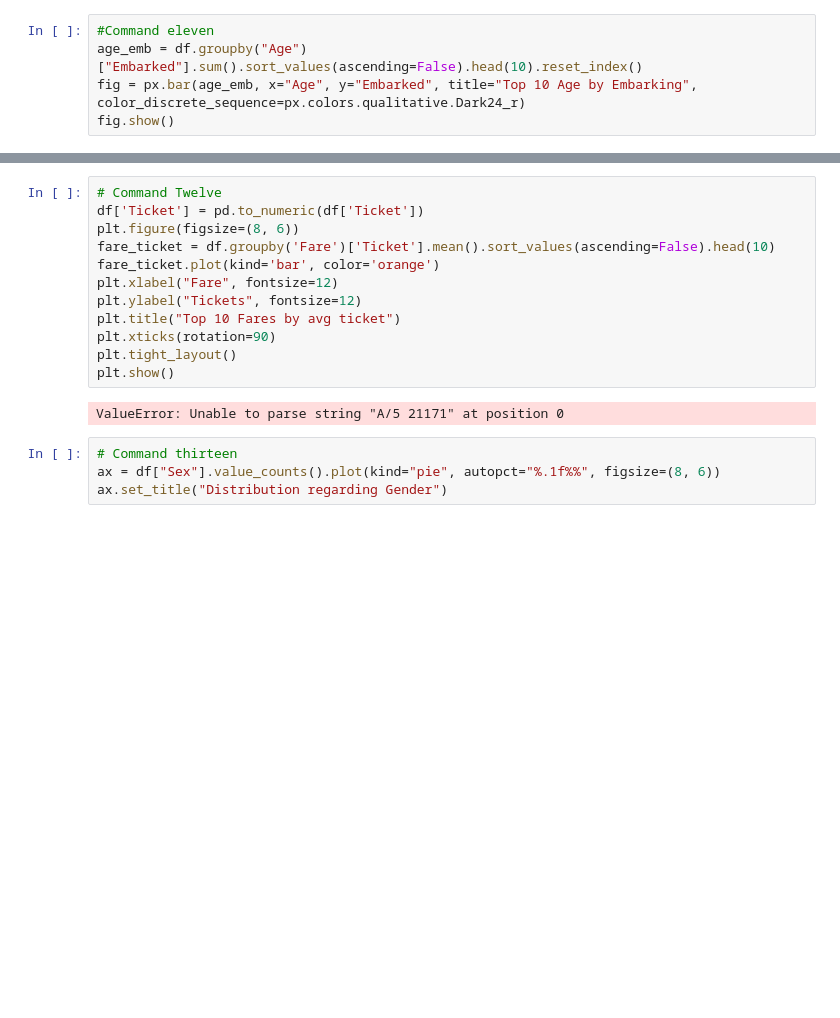
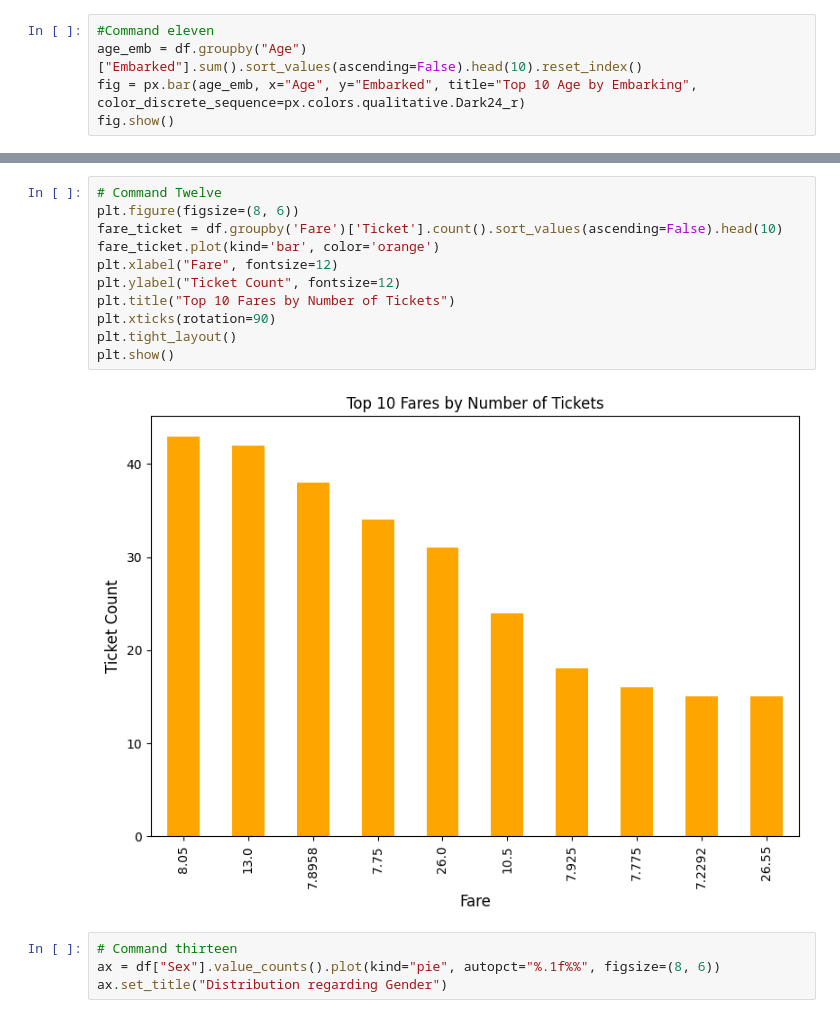
Before and after one commit to Vanshaj14Mohan/AIML-College, a Jupyter notebook: CIA1/main.ipynb, the cells around one changed output, grey strips where cells are left out. Cells and saved outputs as stored; diff of their text form; blank space fills up the shorter version.

```diff
--- a/CIA1/main.ipynb
+++ b/CIA1/main.ipynb
@@ -194,18 +194,17 @@ df.head(10)
 | 9 | 10 | 1 | 2 | Nasser, Mrs. Nicholas (Adele Achem) | female | 14.0 | 1 | 0 | 237736 | 30.0708 | ... |
 # %%
 # Command Twelve
-df['Ticket'] = pd.to_numeric(df['Ticket'])
 plt.figure(figsize=(8, 6))
-fare_ticket = df.groupby('Fare')['Ticket'].mean().sort_values(ascending=False).head(10)
+fare_ticket = df.groupby('Fare')['Ticket'].count().sort_values(ascending=False).head(10)
 fare_ticket.plot(kind='bar', color='orange')
 plt.xlabel("Fare", fontsize=12)
-plt.ylabel("Tickets", fontsize=12)
-plt.title("Top 10 Fares by avg ticket")
+plt.ylabel("Ticket Count", fontsize=12)
+plt.title("Top 10 Fares by Number of Tickets")
 plt.xticks(rotation=90)
 plt.tight_layout()
 plt.show()
 # %% [output]
-ValueError: Unable to parse string "A/5 21171" at position 0
+[figure, added]
 # %%
 # Command thirteen
 ax = df["Sex"].value_counts().plot(kind="pie", autopct="%.1f%%", figsize=(8, 6))
```
